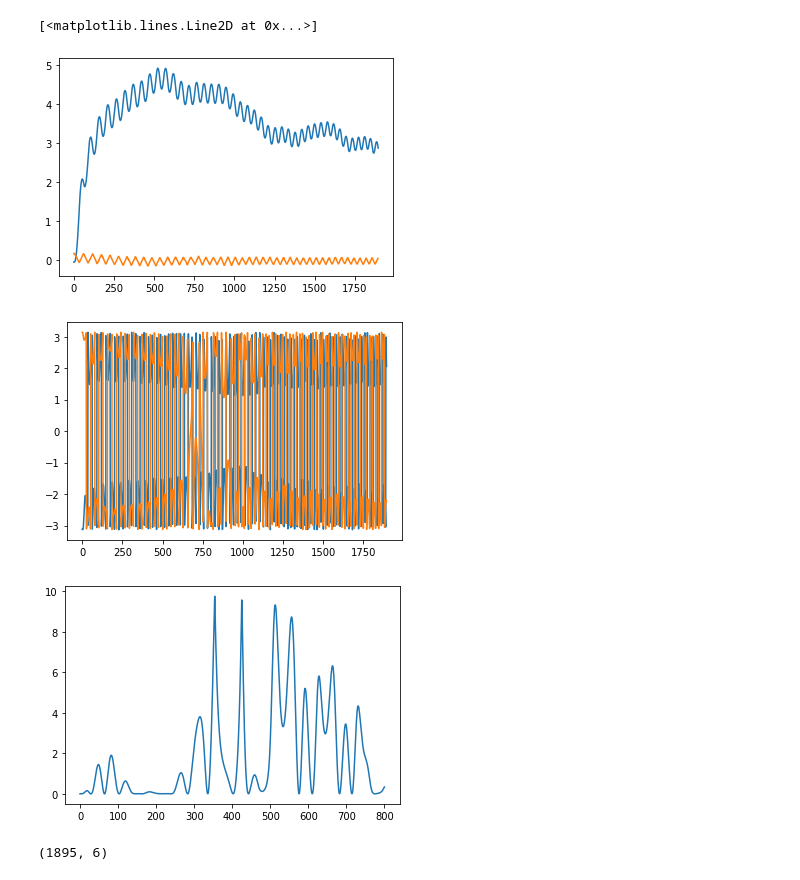
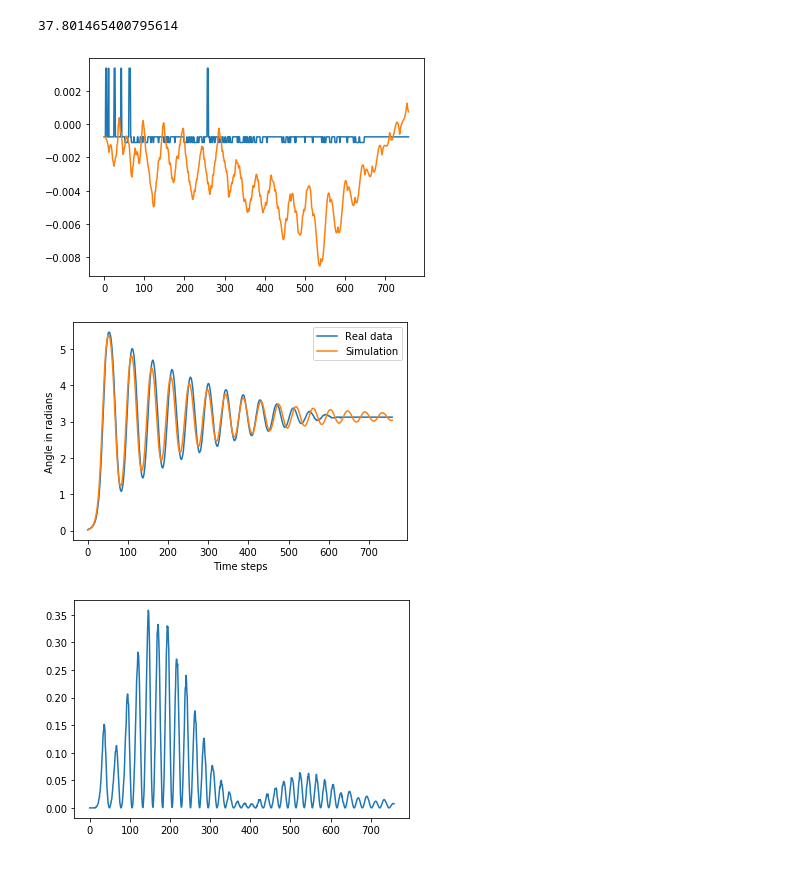
Before and after one commit to bastitx/cartpole_rl, a Jupyter notebook: param_fit.ipynb, the cells around one changed output. Cells and saved outputs as stored; diff of their text form; code cells hidden in the pictures.

```diff
--- a/param_fit.ipynb
+++ b/param_fit.ipynb
@@ -77,6 +58,7 @@ Function evaluations 15, initial cost 1.8595e+06, final cost 6.7888e+05, first-o
 # %%
-bounds = ([0.7, 0.05, 0.3], [1.5, 0.2, 0.7])
+bounds = ([0.00001, 0.13, 0.035],
+          [0.1, 0.16, 0.06])
 options = {'c1': 0.5, 'c2': 0.3, 'w': 0.9}
-optimizer = GlobalBestPSO(n_particles=10, dimensions=3, options=options, bounds=bounds)
-cost, pos = optimizer.optimize(loss, 200)
+optimizer = GlobalBestPSO(n_particles=20, dimensions=3, options=options, bounds=bounds)
+cost, pos = optimizer.optimize(loss2, 100)
 # %% [output]
@@ -157,18 +66,0 @@ def fun2(theta, render=False):
-# %%
-def loss2_(theta):
-    states = fun(theta)
-    delta_phi = (angle - states[:,[3]]) % (2 * np.pi)
-    delta_phi = np.minimum(delta_phi, 2*np.pi - delta_phi)**2
-    return (x - states[:,[0]])**2 + delta_phi
-
-def loss2(theta):
-    losses = []
-    for t in theta:
-        losses += [np.sum(loss2_(t))]
-    return losses
-# %%
-bounds = ([0.1, 0.01, 0.1, 0, 0, 0.01, 0.5, 0.001, 0.01],
-          [1.0, 0.4, 0.3, 3, 0.1, 0.5, 10, 0.1, 0.3])
-options = {'c1': 0.5, 'c2': 0.3, 'w': 0.9}
-optimizer = GlobalBestPSO(n_particles=30, dimensions=9, options=options, bounds=bounds)
-cost, pos = optimizer.optimize(loss2, 500)
@@ -193,19 +67,21 @@ cost, pos = optimizer.optimize(loss2, 500)
-# %%
-states = fun2([0.3, 0.2, 0.1, 1.2, 0.03, 0.1, 1, 0.05, 0.02])
-plt.figure()
-plt.plot(states[:,0])
-plt.plot(x)
-plt.figure()
-plt.plot(states[:,3])
-plt.plot(angle)
-plt.figure()
-plt.plot(loss_(pos))
-# %% [output]
-[<matplotlib.lines.Line2D at 0x...>]
-[figure, removed]
-[figure, removed]
-[figure, removed]
-# %%
-fun2([0.3, 0.2, 0.1, 1.2, 0.03, 0.1, 1, 0.05, 0.02]).shape
-# %% [output]
-(1895, 6)
+# %%
+pos2 = [0.0003, 0.13, 0.05]
+states = fun2(pos)
+plt.figure()
+plt.plot(solution_states[:,0])
+plt.plot(states[:,0])
+plt.figure()
+a, = plt.plot(np.where(solution_states[:,2] < 0, solution_states[:,2] + 2*np.pi, solution_states[:,2]), label='Real data')
+b, = plt.plot(np.where(states[:,2] < 0, states[:,2] + 2*np.pi, states[:,2]), label='Simulation')
+plt.xlabel('Time steps')
+plt.ylabel('Angle in radians')
+plt.legend(handles=[a,b])
+tikzplotlib.save("polefit.tex")
+plt.figure()
+plt.plot(loss2_(pos))
+print(np.sum(loss2_(pos)))
+# %% [output]
+37.801465400795614
+[figure, added]
+[figure, added]
+[figure, added]
```
Also changed, not shown: parts of 15 cells of this notebook, 3 other files.
